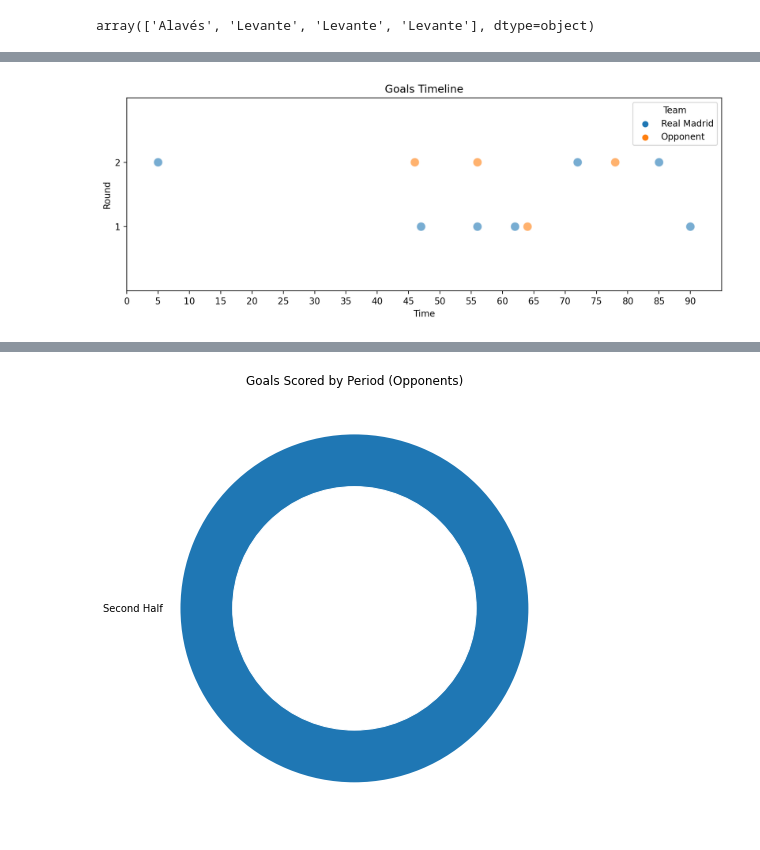
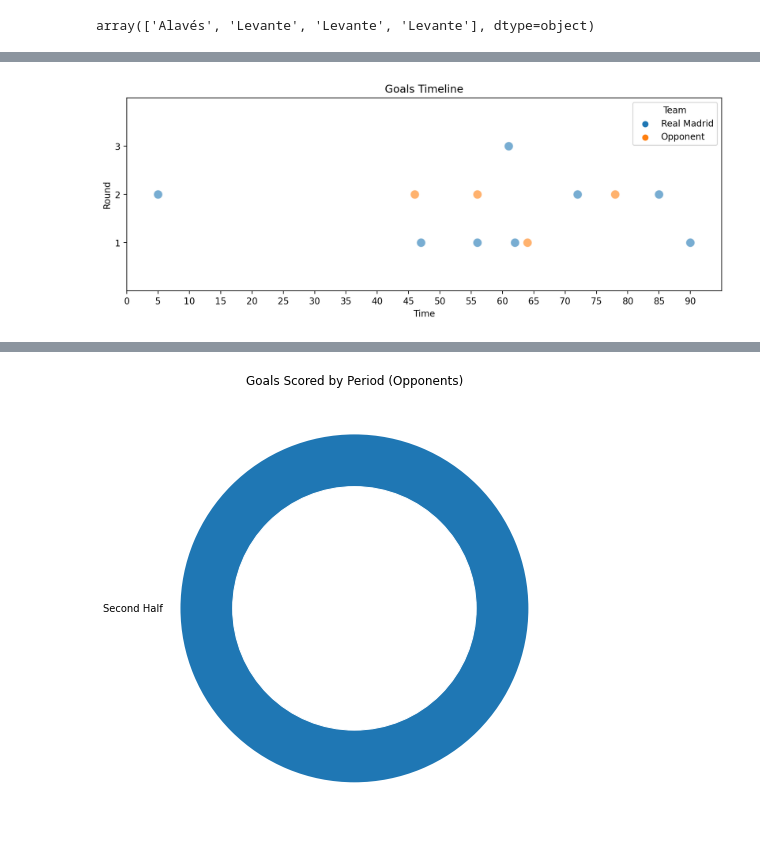
Before and after one commit to amartins90/real-madrid-2021-22, a Jupyter notebook: Madrid.ipynb, the cells around one changed output, grey strips where cells are left out. Cells and saved outputs as stored; diff of their text form; code cells hidden in the pictures.

Commit message:
Add La Liga Round 3

```diff
--- a/Madrid.ipynb
+++ b/Madrid.ipynb
@@ -36,13 +37,13 @@ madrid
 # %%
 plt.figure(figsize=(12, 4), dpi=200)
 plt.yticks(range(madrid['Round'].min(), madrid['Round'].max() + 1))
 plt.xticks(range(0, 95, 5))
 plt.xlim(0, 95)
-plt.ylim(0, 3)
+plt.ylim(0, madrid['Round'].max() + 1)
 plt.title('Goals Timeline')
 sns.scatterplot(x='Time', y='Round', hue='Team', data=madrid, s=100, alpha=0.6);
 # %% [output]
-[figure, old version]
+[figure, new version]
 # %%
 madrid_goals = madrid[madrid['Team'] == 'Real Madrid']
 madrid_goals
```
Also changed, not shown: parts of 3 cells of this notebook, 1 other file.
